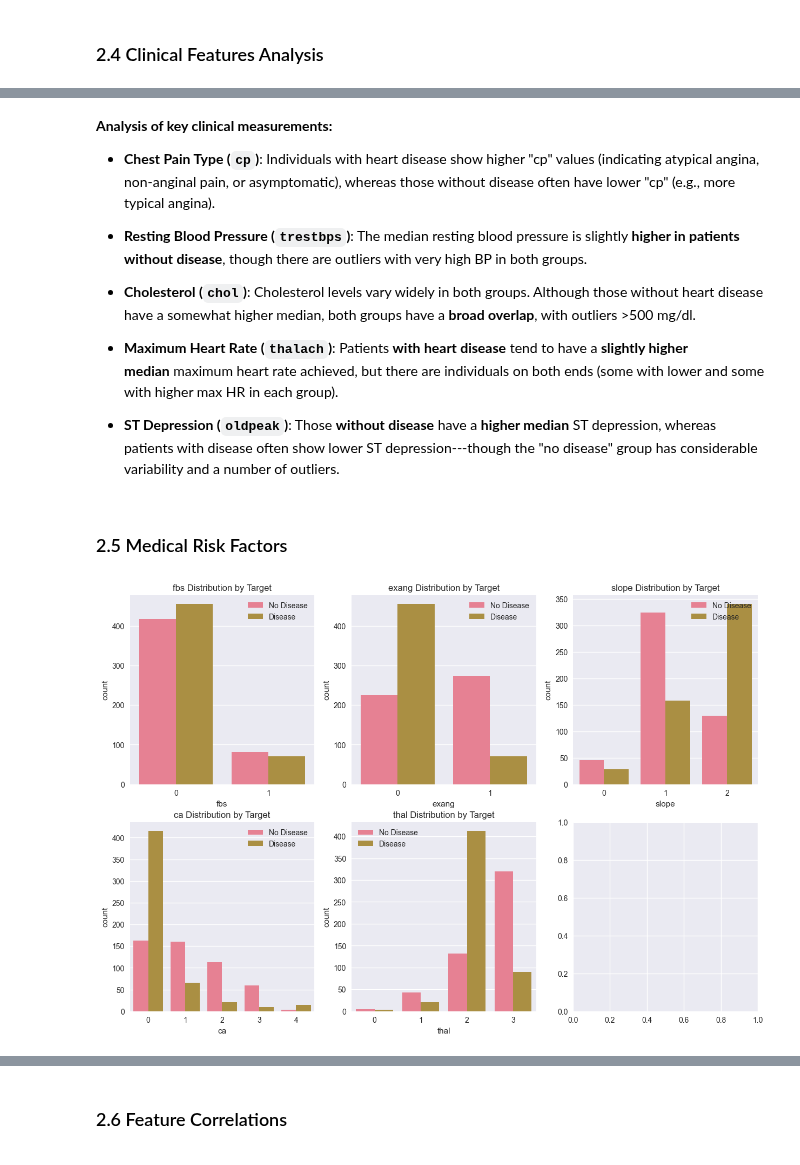
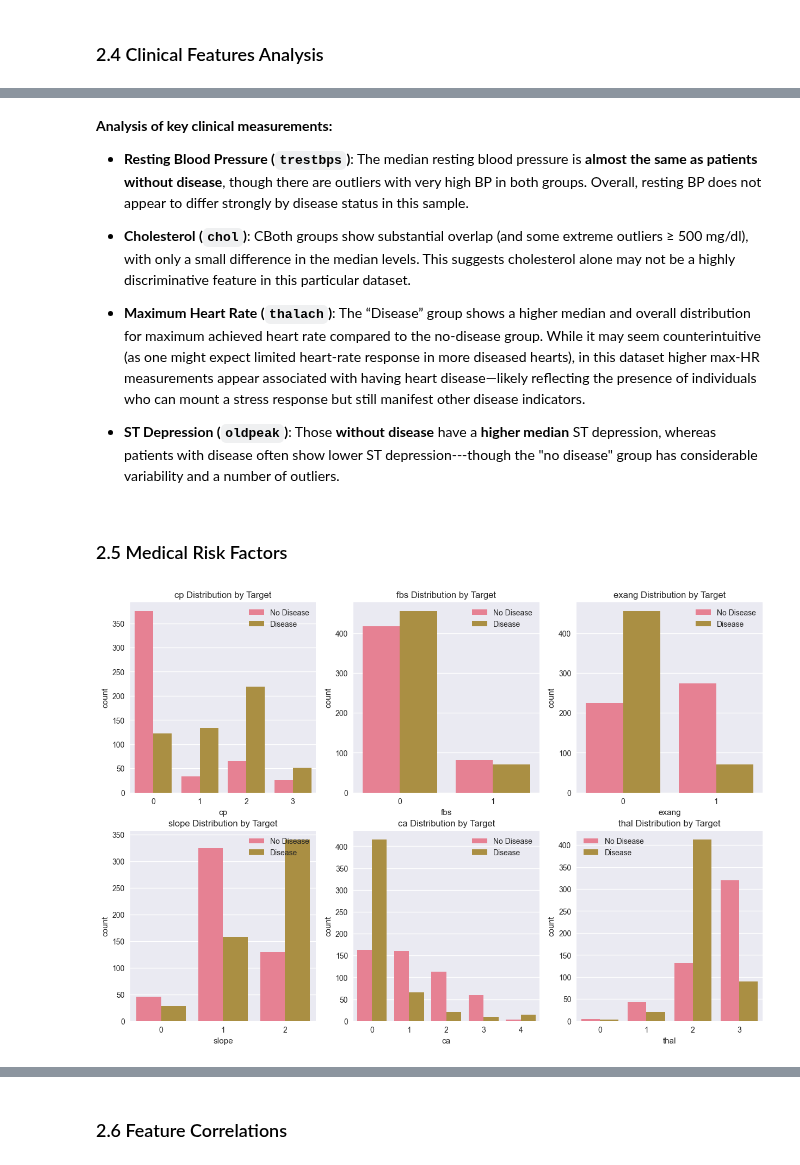
Before and after one commit to omisdami/GROUP1_HEART-DISEASE-, a Jupyter notebook: EDA_Data_preeprocessing.ipynb, the cells around one changed output, grey strips where cells are left out. Saved outputs shown, nothing was run; the diff lists cells and outputs as text; code cells hidden in the pictures.

```diff
--- a/EDA_Data_preeprocessing.ipynb
+++ b/EDA_Data_preeprocessing.ipynb
@@ -221,7 +224,7 @@ This suggests a **possible earlier onset** (or earlier detection) of heart dis
 ### 2.4 Clinical Features Analysis
 # %%
 # Clinical features distribution
-clinical_features = ['cp', 'trestbps', 'chol', 'thalach', 'oldpeak']
+clinical_features = ['trestbps', 'chol', 'thalach', 'oldpeak']
 fig, axes = plt.subplots(2, 3, figsize=(15, 10))
 axes = axes.ravel()
 
@@ -235,29 +238,27 @@ plt.show()
 # %% [markdown]
 **Analysis of key clinical measurements:**
--   **Chest Pain Type (`cp`)**: Individuals with heart disease show higher "cp" values (indicating atypical angina, non‐anginal pain, or asymptomatic), whereas those without disease often have lower "cp" (e.g., more typical angina).
+-   **Resting Blood Pressure (`trestbps`)**: The median resting blood pressure is **almost the same as patients without disease**, though there are outliers with very high BP in both groups. Overall, resting BP does not appear to differ strongly by disease status in this sample.
 
--   **Resting Blood Pressure (`trestbps`)**: The median resting blood pressure is slightly **higher in patients without disease**, though there are outliers with very high BP in both groups.
+-   **Cholesterol (`chol`)**: CBoth groups show substantial overlap (and some extreme outliers ≥ 500 mg/dl), with only a small difference in the median levels. This suggests cholesterol alone may not be a highly discriminative feature in this particular dataset.
 
--   **Cholesterol (`chol`)**: Cholesterol levels vary widely in both groups. Although those without heart disease have a somewhat higher median, both groups have a **broad overlap**, with outliers >500 mg/dl.
-
--   **Maximum Heart Rate (`thalach`)**: Patients **with heart disease** tend to have a **slightly higher median** maximum heart rate achieved, but there are individuals on both ends (some with lower and some with higher max HR in each group).
+-   **Maximum Heart Rate (`thalach`)**: The “Disease” group shows a higher median and overall distribution for maximum achieved heart rate compared to the no‐disease group. While it may seem counterintuitive (as one might expect limited heart‐rate response in more diseased hearts), in this dataset higher max‐HR measurements appear associated with having heart disease—likely reflecting the presence of individuals who can mount a stress response but still manifest other disease indicators.
 
 -   **ST Depression (`oldpeak`)**: Those **without disease** have a **higher median** ST depression, whereas patients with disease often show lower ST depression---though the "no disease" group has considerable variability and a number of outliers.
 # %% [markdown]
 ### 2.5 Medical Risk Factors
 # %%
 # Analyze key risk factors
-risk_factors = ['fbs', 'exang', 'slope', 'ca', 'thal']
+risk_factors = ['cp','fbs', 'exang', 'slope', 'ca', 'thal']
 fig, axes = plt.subplots(2, 3, figsize=(15, 10))
 axes = axes.ravel()
 
 for idx, factor in enumerate(risk_factors):
     sns.countplot(data=df, x=factor, hue='target', ax=axes[idx])
     axes[idx].set_title(f'{factor} Distribution by Target')
     axes[idx].legend(['No Disease', 'Disease'])
 
 plt.show()
 # %% [output]
-[figure, old version]
+[figure, new version]
 # %% [markdown]
 **Categorical risk factors show distinct patterns:**
```
Also changed, not shown: parts of 4 cells of this notebook.
